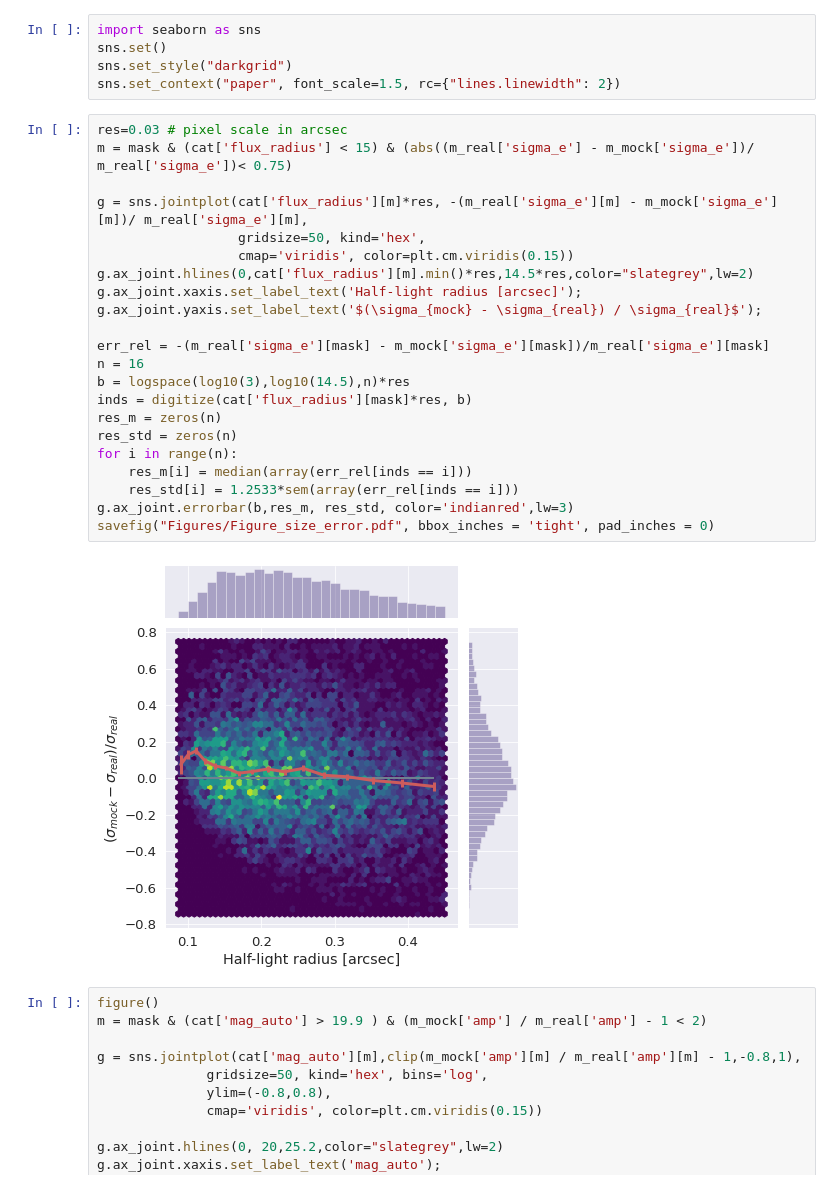
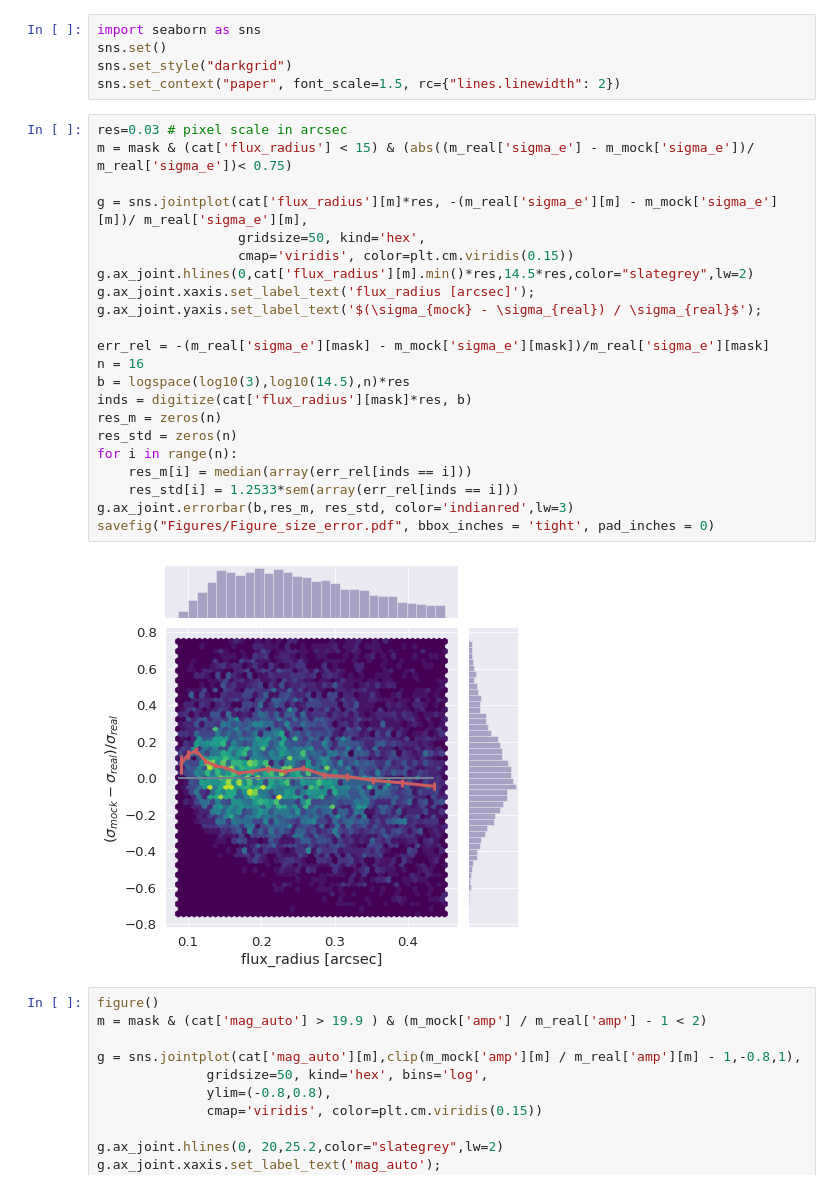
Before and after one commit to McWilliamsCenter/deep_galaxy_models, a Jupyter notebook: Figure_Conditioning.ipynb, the cells around one changed output. Cells and saved outputs as stored; diff of their text form.

Commit message:
Add new plot

```diff
--- a/Figure_Conditioning.ipynb
+++ b/Figure_Conditioning.ipynb
@@ -39,27 +39,27 @@ sns.set_context("paper", font_scale=1.5, rc={"lines.linewidth": 2})
 # %%
 res=0.03 # pixel scale in arcsec
 m = mask & (cat['flux_radius'] < 15) & (abs((m_real['sigma_e'] - m_mock['sigma_e'])/ m_real['sigma_e'])< 0.75)
 
 g = sns.jointplot(cat['flux_radius'][m]*res, -(m_real['sigma_e'][m] - m_mock['sigma_e'][m])/ m_real['sigma_e'][m],
                   gridsize=50, kind='hex',
                   cmap='viridis', color=plt.cm.viridis(0.15))
 g.ax_joint.hlines(0,cat['flux_radius'][m].min()*res,14.5*res,color="slategrey",lw=2)
-g.ax_joint.xaxis.set_label_text('Half-light radius [arcsec]');
+g.ax_joint.xaxis.set_label_text('flux_radius [arcsec]');
 g.ax_joint.yaxis.set_label_text('$(\sigma_{mock} - \sigma_{real}) / \sigma_{real}$');
 
 err_rel = -(m_real['sigma_e'][mask] - m_mock['sigma_e'][mask])/m_real['sigma_e'][mask]
 n = 16
 b = logspace(log10(3),log10(14.5),n)*res
 inds = digitize(cat['flux_radius'][mask]*res, b)
 res_m = zeros(n)
 res_std = zeros(n)
 for i in range(n):
     res_m[i] = median(array(err_rel[inds == i]))
     res_std[i] = 1.2533*sem(array(err_rel[inds == i]))
 g.ax_joint.errorbar(b,res_m, res_std, color='indianred',lw=3)
 savefig("Figures/Figure_size_error.pdf", bbox_inches = 'tight', pad_inches = 0)
 # %% [output]
-[figure, old version]
+[figure, new version]
 # %%
 figure()
 m = mask & (cat['mag_auto'] > 19.9 ) & (m_mock['amp'] / m_real['amp'] - 1 < 2)
```
Also changed, not shown: 8 other files.
